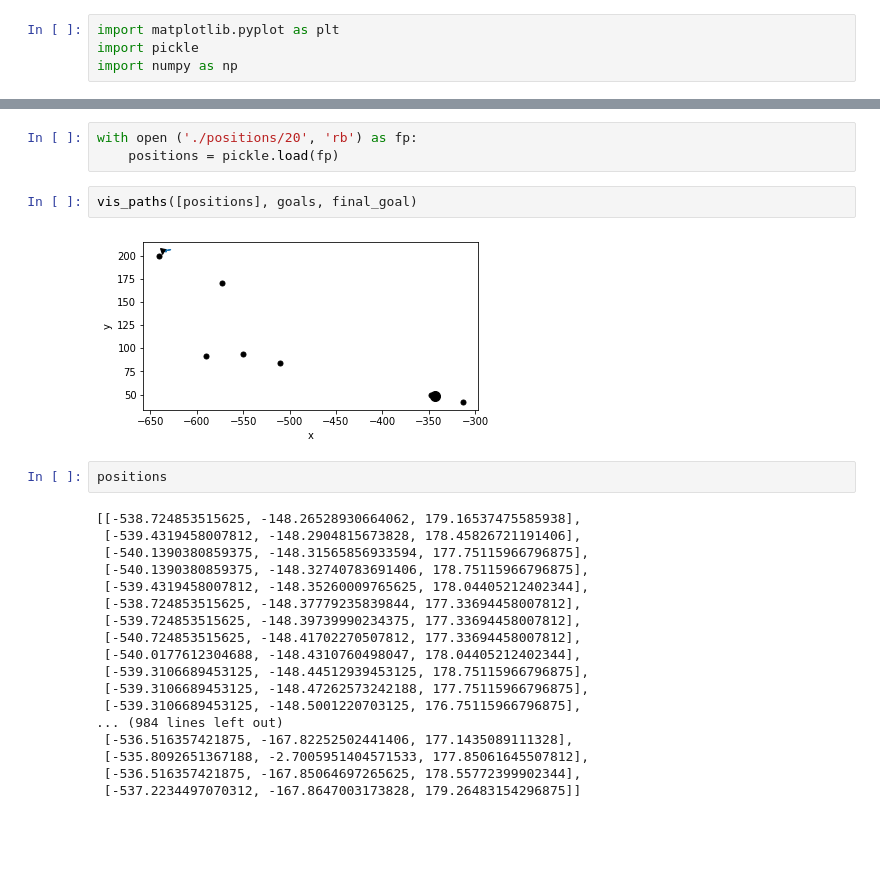
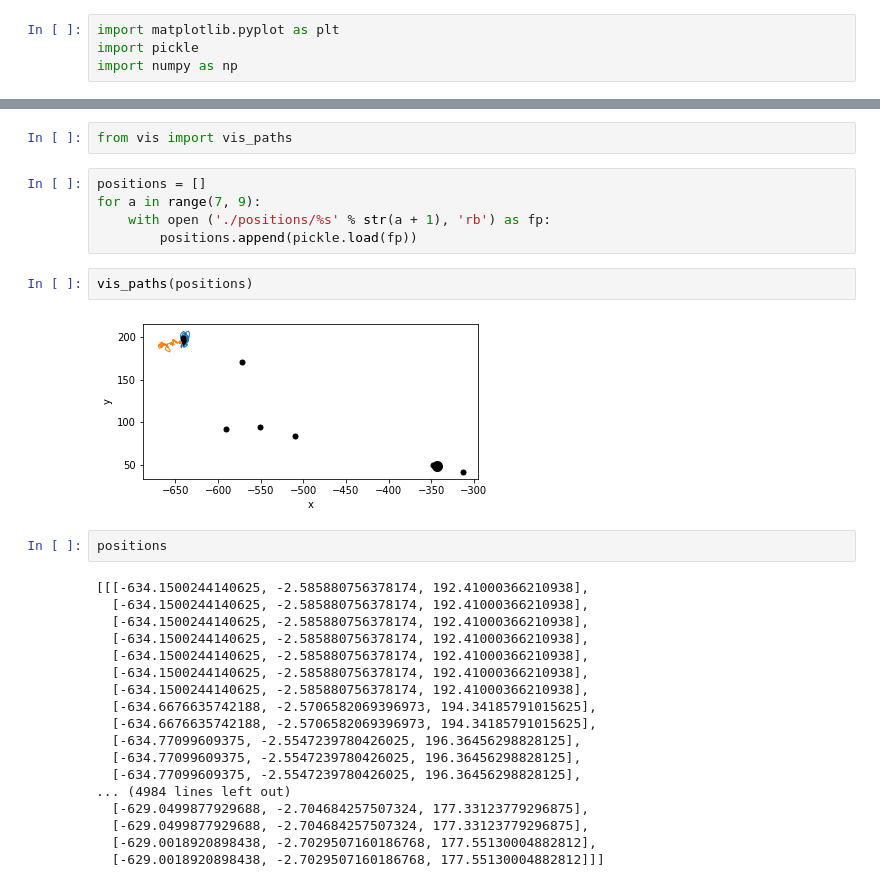
Before and after one commit to wzt1001/scl-navigation, a Jupyter notebook: nav_a3c/Visualization.ipynb, the cells around one changed output, grey strips where cells are left out. Cells and saved outputs as stored; diff of their text form; blank space fills up the shorter version.

```diff
--- a/nav_a3c/Visualization.ipynb
+++ b/nav_a3c/Visualization.ipynb
@@ -45,27 +5,31 @@ def get_action(action):
+# %%
+from vis import vis_paths
 # %%
-with open ('./positions/20', 'rb') as fp:
-    positions = pickle.load(fp)
+positions = []
+for a in range(7, 9):
+    with open ('./positions/%s' % str(a + 1), 'rb') as fp:
+        positions.append(pickle.load(fp))
 # %%
-vis_paths([positions], goals, final_goal)
+vis_paths(positions)
 # %% [output]
-[figure, old version]
+[figure, new version]
 # %%
 positions
 # %% [output]
-[[-538.724853515625, -148.26528930664062, 179.16537475585938],
- [-539.4319458007812, -148.2904815673828, 178.45826721191406],
- [-540.1390380859375, -148.31565856933594, 177.75115966796875],
- [-540.1390380859375, -148.32740783691406, 178.75115966796875],
- [-539.4319458007812, -148.35260009765625, 178.04405212402344],
- [-538.724853515625, -148.37779235839844, 177.33694458007812],
- [-539.724853515625, -148.39739990234375, 177.33694458007812],
- [-540.724853515625, -148.41702270507812, 177.33694458007812],
- [-540.0177612304688, -148.4310760498047, 178.04405212402344],
- [-539.3106689453125, -148.44512939453125, 178.75115966796875],
- [-539.3106689453125, -148.47262573242188, 177.75115966796875],
- [-539.3106689453125, -148.5001220703125, 176.75115966796875],
-... (984 lines left out)
- [-536.516357421875, -167.82252502441406, 177.1435089111328],
- [-535.8092651367188, -2.7005951404571533, 177.85061645507812],
- [-536.516357421875, -167.85064697265625, 178.55772399902344],
- [-537.2234497070312, -167.8647003173828, 179.26483154296875]]
+[[[-634.1500244140625, -2.585880756378174, 192.41000366210938],
+  [-634.1500244140625, -2.585880756378174, 192.41000366210938],
+  [-634.1500244140625, -2.585880756378174, 192.41000366210938],
+  [-634.1500244140625, -2.585880756378174, 192.41000366210938],
+  [-634.1500244140625, -2.585880756378174, 192.41000366210938],
+  [-634.1500244140625, -2.585880756378174, 192.41000366210938],
+  [-634.1500244140625, -2.585880756378174, 192.41000366210938],
+  [-634.6676635742188, -2.5706582069396973, 194.34185791015625],
+  [-634.6676635742188, -2.5706582069396973, 194.34185791015625],
+  [-634.77099609375, -2.5547239780426025, 196.36456298828125],
+  [-634.77099609375, -2.5547239780426025, 196.36456298828125],
+  [-634.77099609375, -2.5547239780426025, 196.36456298828125],
+... (4984 lines left out)
+  [-629.0499877929688, -2.704684257507324, 177.33123779296875],
+  [-629.0499877929688, -2.704684257507324, 177.33123779296875],
+  [-629.0018920898438, -2.7029507160186768, 177.55130004882812],
+  [-629.0018920898438, -2.7029507160186768, 177.55130004882812]]]
```
Also changed, not shown: parts of 1 cell of this notebook, 3 other files.
